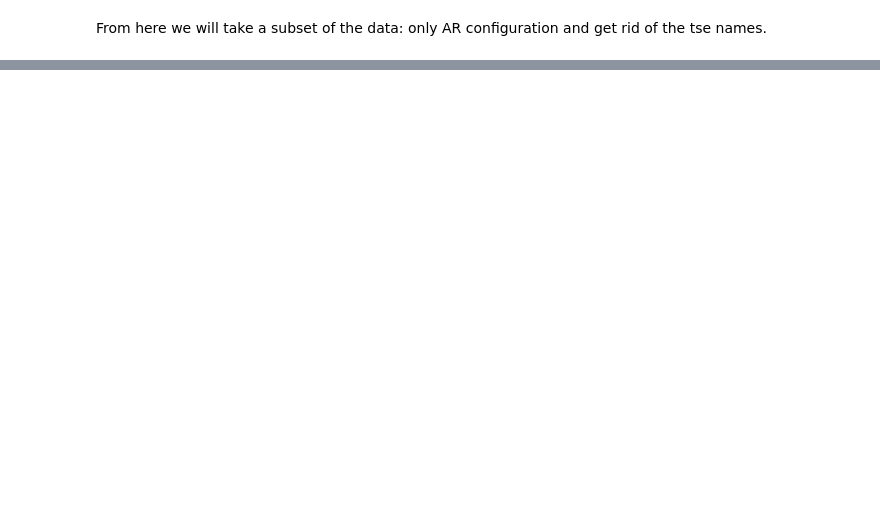
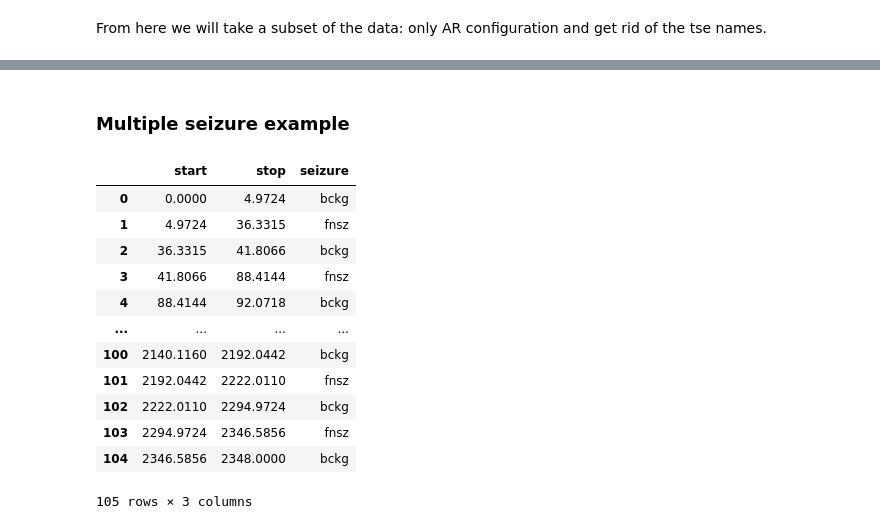
Before and after one commit to Janina712/MLTSA_FinalProject, a Jupyter notebook: Preprocess_pipeline.ipynb, the cells around one changed output, grey strips where cells are left out. Cells and saved outputs as stored; diff of their text form; code cells hidden in the pictures; blank space fills up the shorter version.

```diff
--- a/Preprocess_pipeline.ipynb
+++ b/Preprocess_pipeline.ipynb
@@ -309,0 +382,28 @@ tryout['filename'][6000]
+# %% [markdown]
+### Multiple seizure example
+# %%
+## sometimes we may have multiple seizures in one .tse file...
+
+labels = pd.read_csv(
+  '/content/drive/MyDrive/Classes/22S-PHYS-667/project/isip_tuh_eeg/train__01_tcp_ar__104__00010418__s012_2014_05_30__00010418_s012_t001.tse',
+  sep=" ",
+  index_col=False,
+  header=0,
+  names = ['start','stop','seizure']
+)
+# %%
+labels
+# %% [output]
+|  | start | stop | seizure |
+| 0 | 0.0000 | 4.9724 | bckg |
+| 1 | 4.9724 | 36.3315 | fnsz |
+| 2 | 36.3315 | 41.8066 | bckg |
+| 3 | 41.8066 | 88.4144 | fnsz |
+| 4 | 88.4144 | 92.0718 | bckg |
+| ... | ... | ... | ... |
+| 100 | 2140.1160 | 2192.0442 | bckg |
+| 101 | 2192.0442 | 2222.0110 | fnsz |
+| 102 | 2222.0110 | 2294.9724 | bckg |
+| 103 | 2294.9724 | 2346.5856 | fnsz |
+| 104 | 2346.5856 | 2348.0000 | bckg |
+105 rows × 3 columns
```
Also changed, not shown: parts of 47 cells of this notebook.
